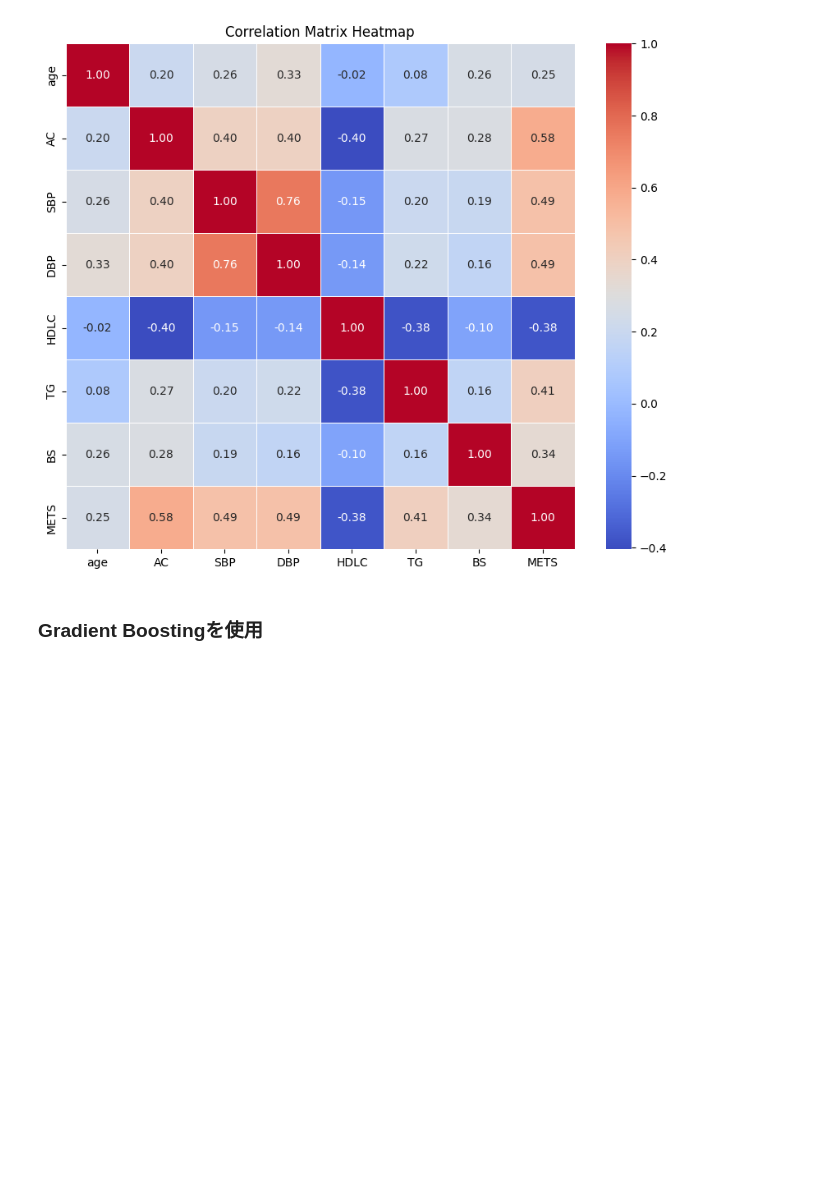
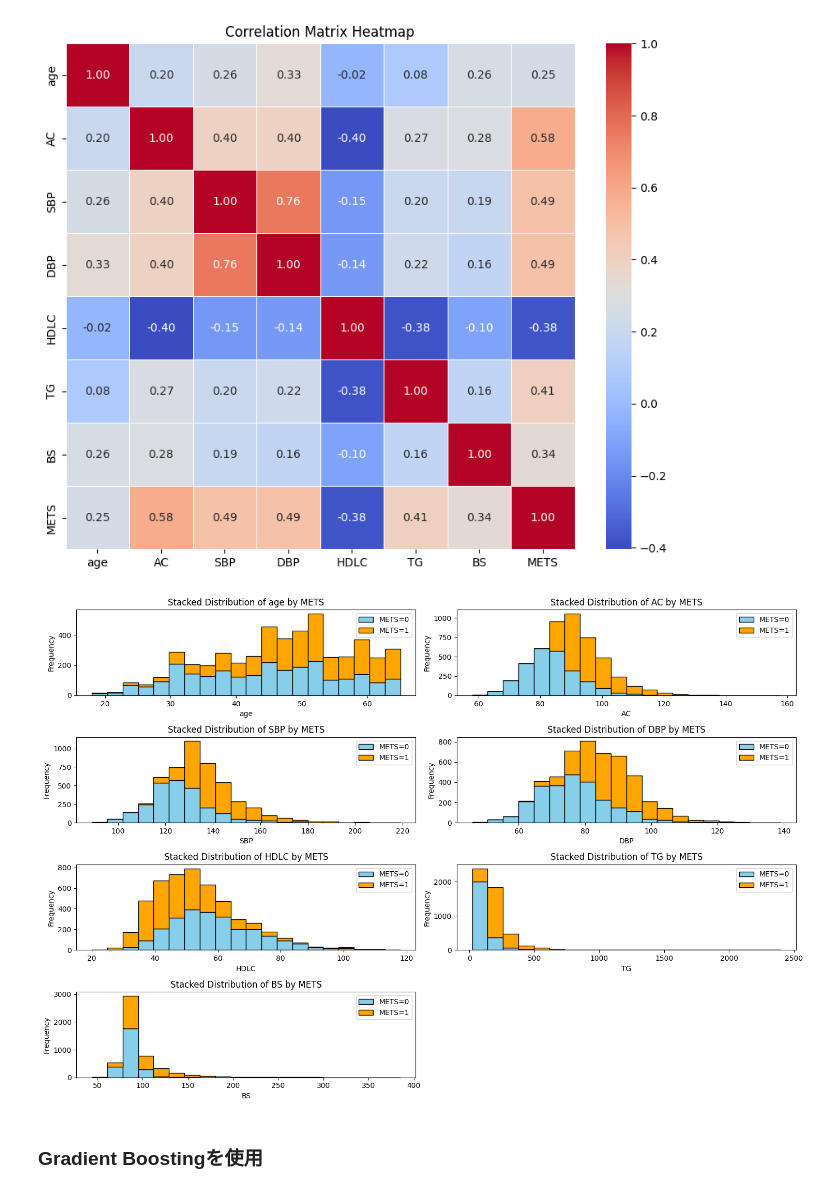
Before and after one commit to ykitaguchi77/FundusPhoto, a Jupyter notebook: Metabo2024.ipynb, the cells around one changed output. Cells and saved outputs as stored; diff of their text form; code cells hidden in the pictures; blank space fills up the shorter version.

```diff
--- a/Metabo2024.ipynb
+++ b/Metabo2024.ipynb
@@ -57,6 +57,38 @@ min      22.000000    44.000000     0.00000
 75%     210.000000    99.000000     1.00000
 max    2397.000000   385.000000     1.00000
 [figure]
+# %%
+# Import necessary libraries
+import pandas as pd
+import matplotlib.pyplot as plt
+%matplotlib inline
+
+# Load the dataset from your specified path
+file_path = '/content/drive/MyDrive/Deep_learning/Fundus_metabolic/label_train.csv'
+data = pd.read_csv(file_path)
+
+# Columns to plot
+columns_to_plot = ['age', 'AC', 'SBP', 'DBP', 'HDLC', 'TG', 'BS']
+
+# Separating data based on METS value
+mets_0 = data[data['METS'] == 0]
+mets_1 = data[data['METS'] == 1]
+
+# Plotting stacked histograms for each numeric column
+plt.figure(figsize=(15, 10))
+
+for i, column in enumerate(columns_to_plot, 1):
+    plt.subplot(4, 2, i)
+    plt.hist([mets_0[column], mets_1[column]], bins=20, stacked=True, color=['skyblue', 'orange'], edgecolor='black', label=['METS=0', 'METS=1'])
+    plt.title(f'Stacked Distribution of {column} by METS')
+    plt.xlabel(column)
+    plt.ylabel('Frequency')
+    plt.legend()
+
+plt.tight_layout()
+plt.show()
+# %% [output]
+[figure, added]
 # %% [markdown]
 ### Gradient Boostingを使用
 # %%
```
